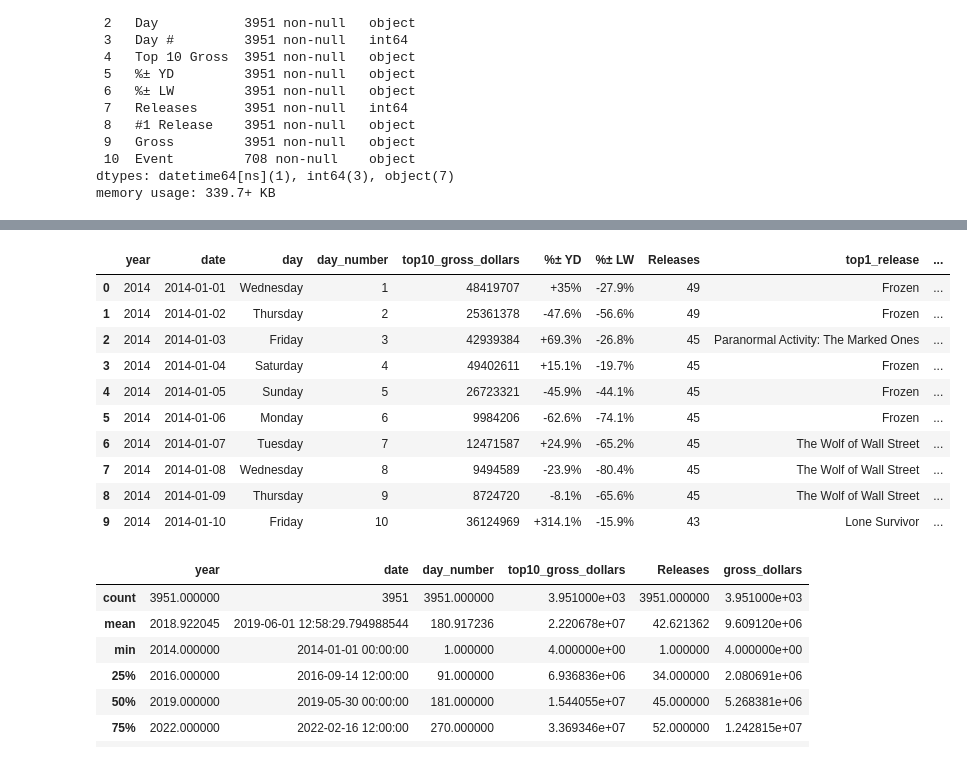
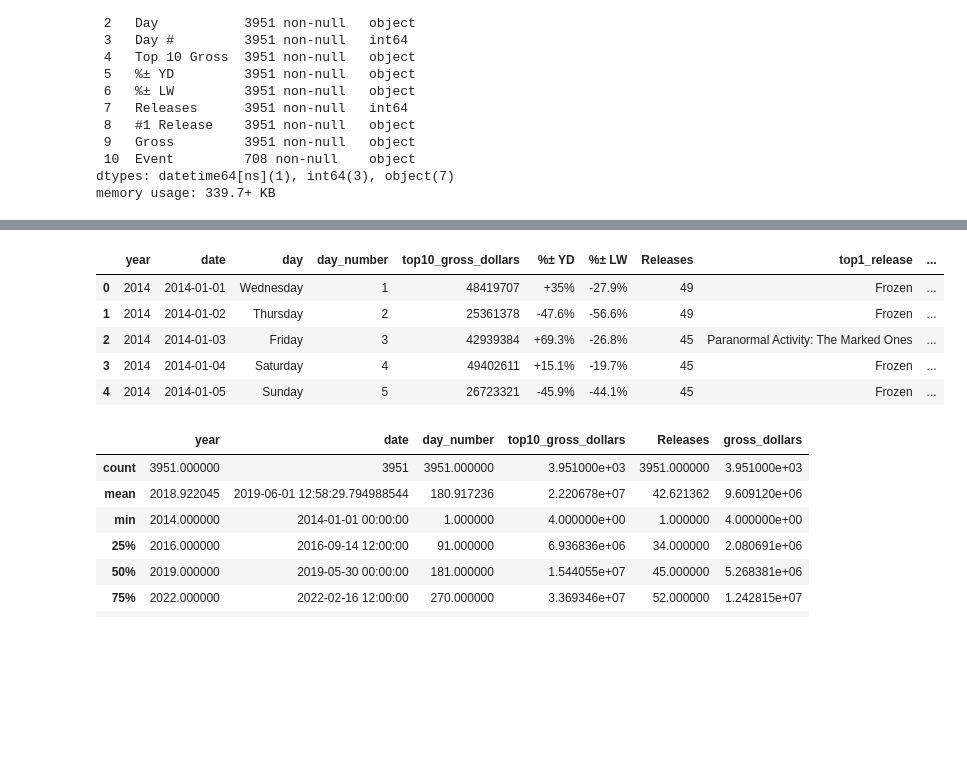
Before and after one commit to charJin/movie-theaters-analysis, a Jupyter notebook: notebooks/Cleaning and Checking Data for Analysis.ipynb, the cells around one changed output, grey strips where cells are left out. Cells and saved outputs as stored; diff of their text form; code cells hidden in the pictures; blank space fills up the shorter version.

```diff
--- a/notebooks/Cleaning and Checking Data for Analysis.ipynb
+++ b/notebooks/Cleaning and Checking Data for Analysis.ipynb
@@ -194,17 +196,12 @@ dtype: int64
 # %%
-movies_data.head(10)
+movies_data.head(5)
 # %% [output]
 |  | year | date | day | day_number | top10_gross_dollars | %± YD | %± LW | Releases | top1_release | ... |
 | 0 | 2014 | 2014-01-01 | Wednesday | 1 | 48419707 | +35% | -27.9% | 49 | Frozen | ... |
 | 1 | 2014 | 2014-01-02 | Thursday | 2 | 25361378 | -47.6% | -56.6% | 49 | Frozen | ... |
 | 2 | 2014 | 2014-01-03 | Friday | 3 | 42939384 | +69.3% | -26.8% | 45 | Paranormal Activity: The Marked Ones | ... |
 | 3 | 2014 | 2014-01-04 | Saturday | 4 | 49402611 | +15.1% | -19.7% | 45 | Frozen | ... |
 | 4 | 2014 | 2014-01-05 | Sunday | 5 | 26723321 | -45.9% | -44.1% | 45 | Frozen | ... |
-| 5 | 2014 | 2014-01-06 | Monday | 6 | 9984206 | -62.6% | -74.1% | 45 | Frozen | ... |
-| 6 | 2014 | 2014-01-07 | Tuesday | 7 | 12471587 | +24.9% | -65.2% | 45 | The Wolf of Wall Street | ... |
-| 7 | 2014 | 2014-01-08 | Wednesday | 8 | 9494589 | -23.9% | -80.4% | 45 | The Wolf of Wall Street | ... |
-| 8 | 2014 | 2014-01-09 | Thursday | 9 | 8724720 | -8.1% | -65.6% | 45 | The Wolf of Wall Street | ... |
-| 9 | 2014 | 2014-01-10 | Friday | 10 | 36124969 | +314.1% | -15.9% | 43 | Lone Survivor | ... |
 # %%
 movies_data.describe()
 # %% [output]
```
Also changed, not shown: parts of 23 cells of this notebook, 4 other files.
